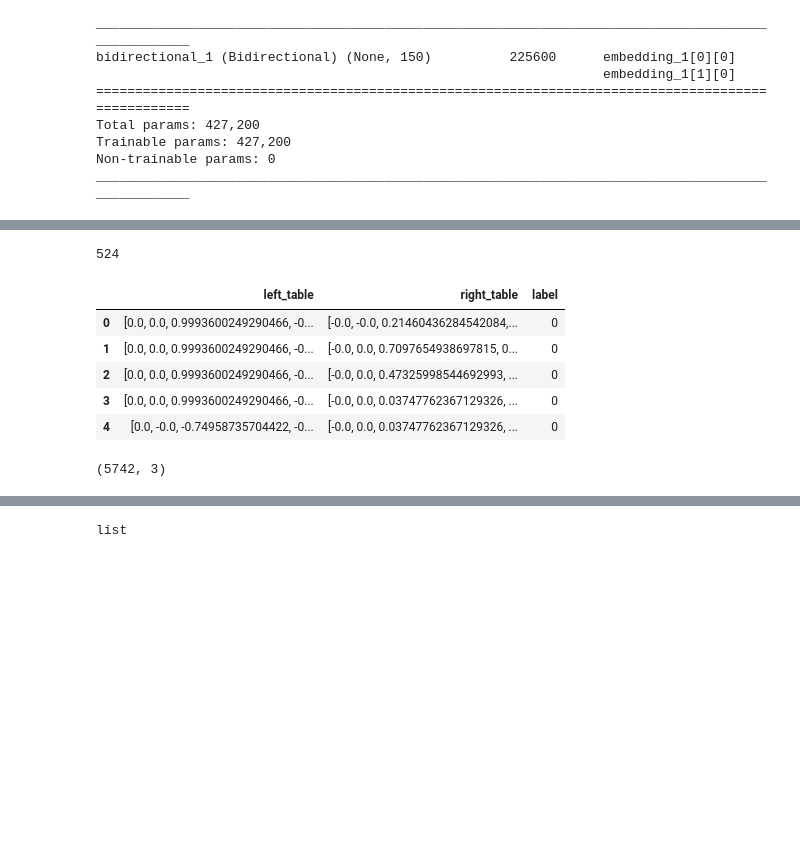
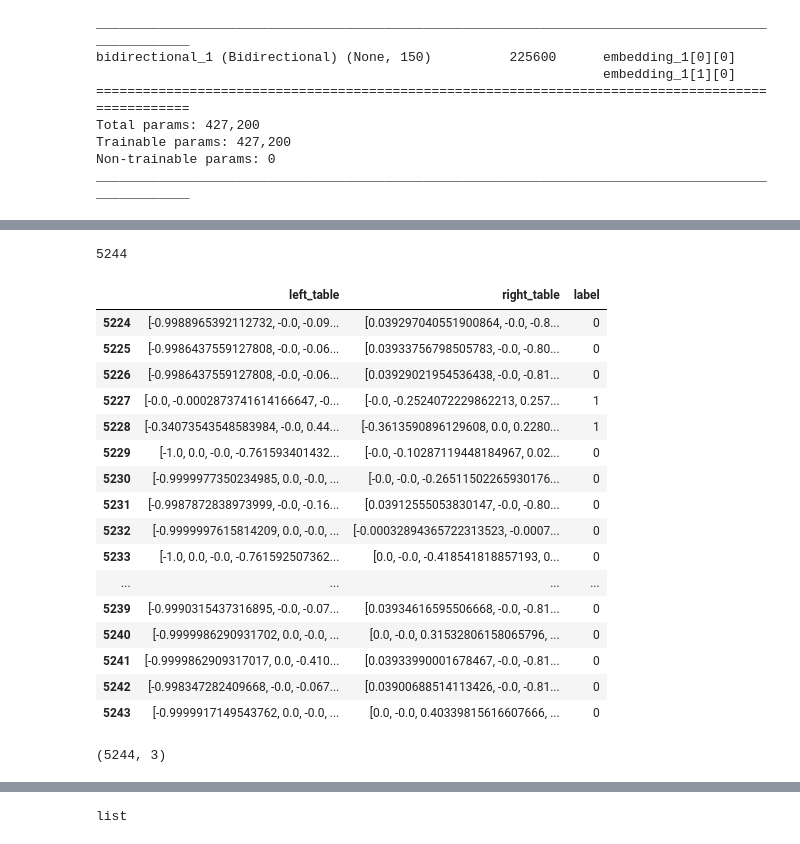
Before and after one commit to a-wars/AGIW_DeepER, a Jupyter notebook: notebooks/create_dataset_for_testing_LSH.ipynb, the cells around one changed output, grey strips where cells are left out. Cells and saved outputs as stored; diff of their text form; code cells hidden in the pictures; blank space fills up the shorter version.

```diff
--- a/notebooks/create_dataset_for_testing_LSH.ipynb
+++ b/notebooks/create_dataset_for_testing_LSH.ipynb
@@ -35,7 +37,7 @@ trainData, testData, valData, embeddingMatrix, wordsWithNoEmbeddings = preproces
 # %%
 #cella per leggere in locale
 trainData, testData, valData, embeddingMatrix, wordsWithNoEmbeddings = preprocess_data(
-    DATASET_NAME, baseDir = '..',usePretrainedModel=False,embeddingDir='glove',embeddingFilename='glove.840B.300d.txt' ,
+    DATASET_NAME, baseDir = '../',usePretrainedModel=False,embeddingDir='glove',embeddingFilename='glove.840B.300d.txt' ,
     datasetDir='datasets', maxSequenceLength=100)
 # %%
 leftTableTrainData, rightTableTrainData, trainLabels = trainData
@@ -53,6 +55,8 @@ print(leftTableTestData.shape)
 leftTableData = np.concatenate((leftTableTrainData,leftTableValData,leftTableTestData),axis=0)
 # %%
 rightTableData = np.concatenate((rightTableTrainData,rightTableValData,rightTableTestData),axis=0)
+# %%
+dataLabels = np.concatenate((trainLabels,valLabels,testLabels),axis=0)
 # %% [markdown]
 ### Build the DeepER model
 # %%
@@ -140,4 +142,4 @@ rightTableEmbeddings = predictedEmbeddings[1]
 leftTableEmbeddings = leftTableEmbeddings.tolist()
 rightTableEmbeddings = rightTableEmbeddings.tolist()
 
-labels = np.argmax(testLabels, axis=1)
+labels = np.argmax(dataLabels, axis=1)
@@ -144,19 +180,30 @@ labels = np.argmax(testLabels, axis=1)
 # %%
 len(labels)
 # %% [output]
-524
+5244
 # %%
 lshDfDict = {"left_table": leftTableEmbeddings, "right_table": rightTableEmbeddings, "label": labels}
 lshDf = pd.DataFrame(lshDfDict)
-lshDf.head()
+lshDf.tail(20)
 # %% [output]
 |  | left_table | right_table | label |
-| 0 | [0.0, 0.0, 0.9993600249290466, -0... | [-0.0, -0.0, 0.21460436284542084,... | 0 |
-| 1 | [0.0, 0.0, 0.9993600249290466, -0... | [-0.0, 0.0, 0.7097654938697815, 0... | 0 |
-| 2 | [0.0, 0.0, 0.9993600249290466, -0... | [-0.0, 0.0, 0.47325998544692993, ... | 0 |
-| 3 | [0.0, 0.0, 0.9993600249290466, -0... | [-0.0, 0.0, 0.03747762367129326, ... | 0 |
-| 4 | [0.0, -0.0, -0.74958735704422, -0... | [-0.0, 0.0, 0.03747762367129326, ... | 0 |
+| 5224 | [-0.9988965392112732, -0.0, -0.09... | [0.039297040551900864, -0.0, -0.8... | 0 |
+| 5225 | [-0.9986437559127808, -0.0, -0.06... | [0.03933756798505783, -0.0, -0.80... | 0 |
+| 5226 | [-0.9986437559127808, -0.0, -0.06... | [0.03929021954536438, -0.0, -0.81... | 0 |
+| 5227 | [-0.0, -0.0002873741614166647, -0... | [-0.0, -0.2524072229862213, 0.257... | 1 |
+| 5228 | [-0.34073543548583984, -0.0, 0.44... | [-0.3613590896129608, 0.0, 0.2280... | 1 |
+| 5229 | [-1.0, 0.0, -0.0, -0.761593401432... | [-0.0, -0.10287119448184967, 0.02... | 0 |
+| 5230 | [-0.9999977350234985, 0.0, -0.0, ... | [-0.0, -0.0, -0.26511502265930176... | 0 |
+| 5231 | [-0.9987872838973999, -0.0, -0.16... | [0.03912555053830147, -0.0, -0.80... | 0 |
+| 5232 | [-0.9999997615814209, 0.0, -0.0, ... | [-0.00032894365722313523, -0.0007... | 0 |
+| 5233 | [-1.0, 0.0, -0.0, -0.761592507362... | [0.0, -0.0, -0.418541818857193, 0... | 0 |
+| ... | ... | ... | ... |
+| 5239 | [-0.9990315437316895, -0.0, -0.07... | [0.03934616595506668, -0.0, -0.81... | 0 |
+| 5240 | [-0.9999986290931702, 0.0, -0.0, ... | [0.0, -0.0, 0.31532806158065796, ... | 0 |
+| 5241 | [-0.9999862909317017, 0.0, -0.410... | [0.03933990001678467, -0.0, -0.81... | 0 |
+| 5242 | [-0.998347282409668, -0.0, -0.067... | [0.03900688514113426, -0.0, -0.81... | 0 |
+| 5243 | [-0.9999917149543762, 0.0, -0.0, ... | [0.0, -0.0, 0.40339815616607666, ... | 0 |
 # %%
 lshDf.shape
 # %% [output]
-(5742, 3)
+(5244, 3)
```
Also changed, not shown: parts of 11 cells of this notebook, 4 other files.
